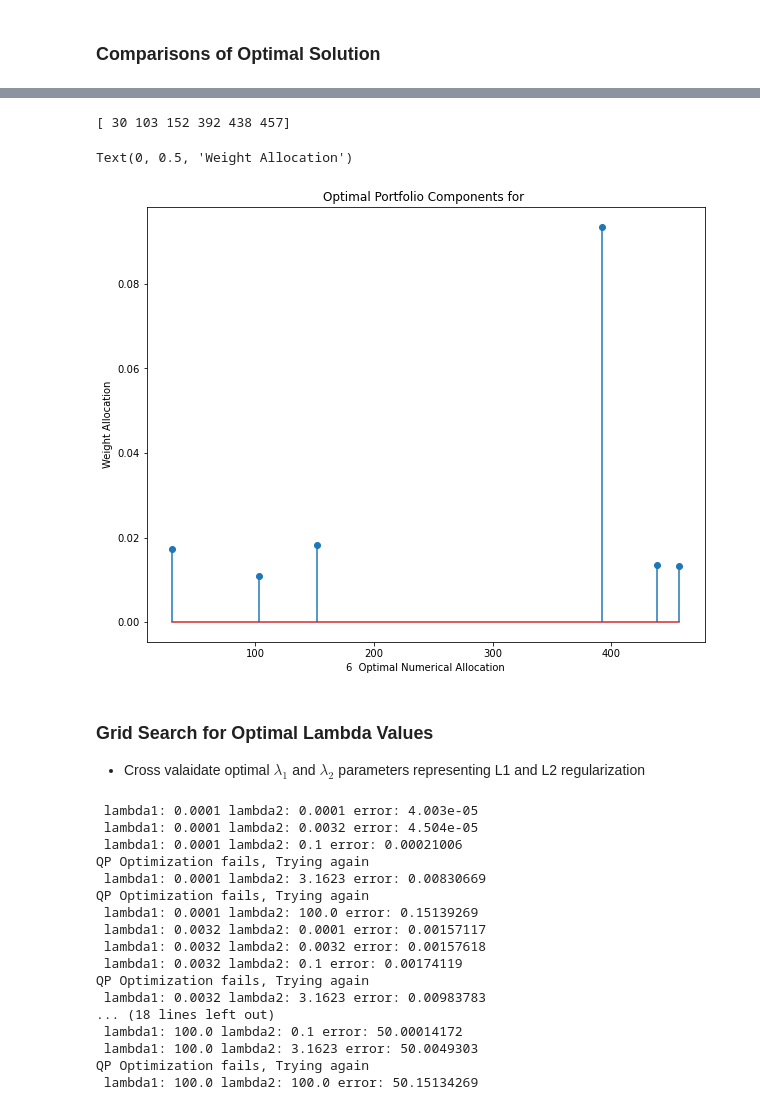
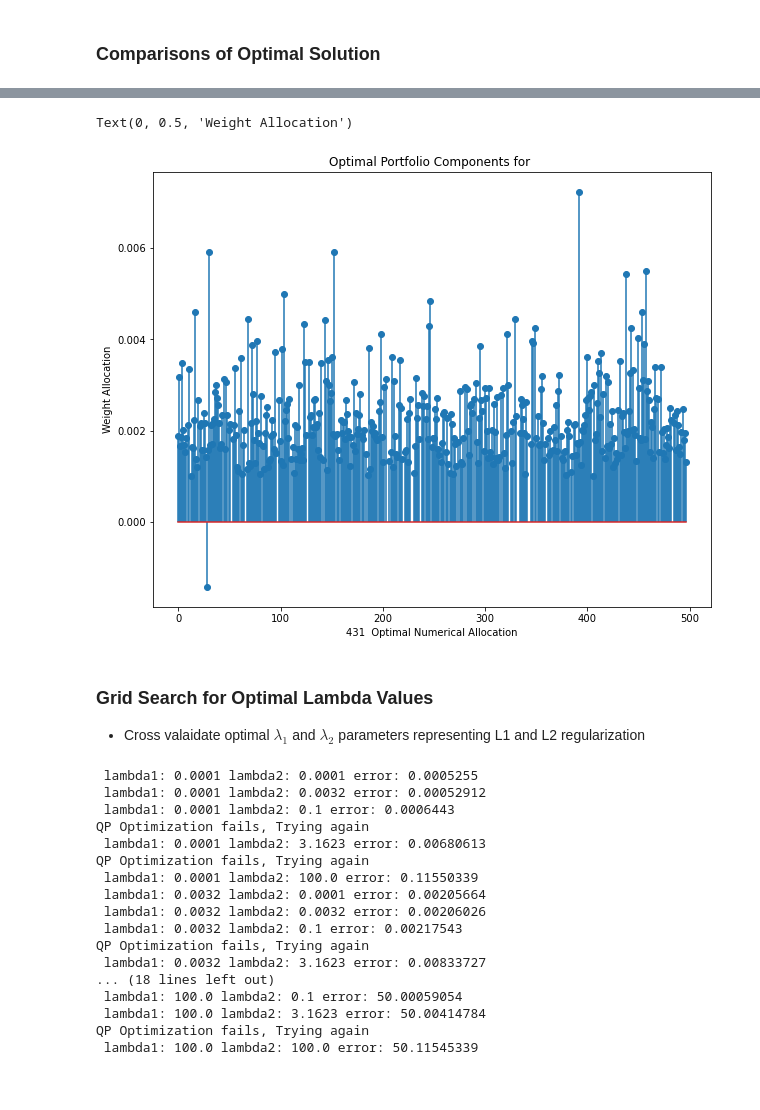
Before and after one commit to jasonbohne123/Split_Bregman_MPT, a Jupyter notebook: Split_Bregman/Split_Bregman_Portfolio.ipynb, the cells around one changed output, grey strips where cells are left out. Drawn from its saved outputs; the diff is of its cells as text; code cells hidden in the pictures.

```diff
--- a/Split_Bregman/Split_Bregman_Portfolio.ipynb
+++ b/Split_Bregman/Split_Bregman_Portfolio.ipynb
@@ -73,14 +57,9 @@ Text(0.5, 1.0, 'Singular Values of Covariance Matrix')
 # %% [markdown]
 ### Regularized Mean and Covariance Estimators
 # %%
-def james_stein(mu):
-    pass
+biased_mean=reg_mean(returns_mean)
 
-
-def reg_cov(cov,penalty=0.25):
-    return (1-penalty)*cov+penalty*np.identity(cov.shape[0])
-
-returns_cov=reg_cov(returns_cov)
+biased_cov=reg_cov(returns_cov)
 # %% [markdown]
 ### Application of Sparse Solver Split Bregman Operator
 
@@ -101,8 +80,8 @@ def qp(cov,mean,w,d,b,lb,ub,lambda2,approach,tol=10e-6,maxiter=25,verbose=True):
     """
 
     # reinitialize unit starting point randomly to not get stuck in local minima
-    x0=np.random.uniform(-1,1,len(mean))
-    x0=x0/np.linalg.norm(x0,ord=1)
+    x0=w
+
 
     status=None
 
@@ -163,7 +142,8 @@ def split_bregman(cov,mean,lambda1,lambda2,lb,ub,beta=None,tol=1e-10,maxiter=100
         beta=np.ones(n)
 
     b=np.zeros(n)
-    w=np.zeros(n)
+    w=np.random.rand(n)
+    w=w/np.linalg.norm(w,ord=1)
     d=np.zeros(n)
 
     i=0
@@ -246,6 +227,6 @@ array([ 1.73874811e-03,  3.44866198e-03,  1.57777495e-03,  1.94175440e-03,
 # %%
 lambda1=1
 lambda2=1
-w_cf,error_cf=split_bregman(returns_cov,returns_mean,lb=-0.05,ub=0.1,lambda1=lambda1,lambda2=lambda2,tol=1e-6,maxiter=25,approach="closed-form",verbose=True)
+w_cf,error_cf=split_bregman(biased_cov,biased_mean,lb=-0.05,ub=0.1,lambda1=lambda1,lambda2=lambda2,tol=1e-6,maxiter=25,approach="closed-form",verbose=True)
 w_cf
 # %% [output]
@@ -287,3 +267,5 @@ array([ 1.35865312e-03,  4.29070458e-03,  9.71968072e-04,  1.40388727e-03,
 # %% [markdown]
 ### Comparisons of Optimal Solution
+# %%
+cutoff_threshold=0.001
 # %%
@@ -322,20 +281,13 @@ Text(0, 0.5, 'Weight Allocation')
 # %%
-threshold=0.01
-
-optimal_cf=np.where(abs(w_cf)>threshold)[0]
-print(optimal_cf)
-
+optimal_cf=np.where(abs(w_cf)>cutoff_threshold)[0]
 fig,ax=plt.subplots(figsize=(10,8))
 plt.title("Optimal Portfolio Components for ")
-
 ax.stem(optimal_cf,w_cf[optimal_cf],markerfmt='o',use_line_collection=True)
 ax.set_xlabel(f"{len(optimal_cf)}  Optimal Numerical Allocation")
-
 ax.set_ylabel("Weight Allocation")
 # %% [output]
-[ 30 103 152 392 438 457]
+Text(0, 0.5, 'Weight Allocation')
-Text(0, 0.5, 'Weight Allocation')
-[figure, old version]
+[figure, new version]
 # %% [markdown]
 ### Grid Search for Optimal Lambda Values
 - Cross valaidate optimal $\lambda_1$ and $\lambda_2$ parameters representing L1 and L2 regularization
@@ -360,25 +312,25 @@ params=[]
 for i in itertools.product(lambda1_grid,lambda2_grid):
     params.append(i)
 
-sorted_dict=grid_search(params,returns_mean,returns_cov)
+sorted_dict=grid_search(params,biased_mean,biased_cov)
 # %% [output]
- lambda1: 0.0001 lambda2: 0.0001 error: 4.003e-05
- lambda1: 0.0001 lambda2: 0.0032 error: 4.504e-05
- lambda1: 0.0001 lambda2: 0.1 error: 0.00021006
+ lambda1: 0.0001 lambda2: 0.0001 error: 0.0005255
+ lambda1: 0.0001 lambda2: 0.0032 error: 0.00052912
+ lambda1: 0.0001 lambda2: 0.1 error: 0.0006443
 QP Optimization fails, Trying again
- lambda1: 0.0001 lambda2: 3.1623 error: 0.00830669
+ lambda1: 0.0001 lambda2: 3.1623 error: 0.00680613
 QP Optimization fails, Trying again
- lambda1: 0.0001 lambda2: 100.0 error: 0.15139269
- lambda1: 0.0032 lambda2: 0.0001 error: 0.00157117
- lambda1: 0.0032 lambda2: 0.0032 error: 0.00157618
- lambda1: 0.0032 lambda2: 0.1 error: 0.00174119
+ lambda1: 0.0001 lambda2: 100.0 error: 0.11550339
+ lambda1: 0.0032 lambda2: 0.0001 error: 0.00205664
+ lambda1: 0.0032 lambda2: 0.0032 error: 0.00206026
+ lambda1: 0.0032 lambda2: 0.1 error: 0.00217543
 QP Optimization fails, Trying again
- lambda1: 0.0032 lambda2: 3.1623 error: 0.00983783
+ lambda1: 0.0032 lambda2: 3.1623 error: 0.00833727
 ... (18 lines left out)
- lambda1: 100.0 lambda2: 0.1 error: 50.00014172
- lambda1: 100.0 lambda2: 3.1623 error: 50.0049303
+ lambda1: 100.0 lambda2: 0.1 error: 50.00059054
+ lambda1: 100.0 lambda2: 3.1623 error: 50.00414784
 QP Optimization fails, Trying again
- lambda1: 100.0 lambda2: 100.0 error: 50.15134269
+ lambda1: 100.0 lambda2: 100.0 error: 50.11545339
 # %%
 wi=sorted_dict[0][1][0]
 nonzero_wi=np.where(abs(wi)>0.0001)[0]
```
Also changed, not shown: parts of 18 cells of this notebook, 1 other file.
